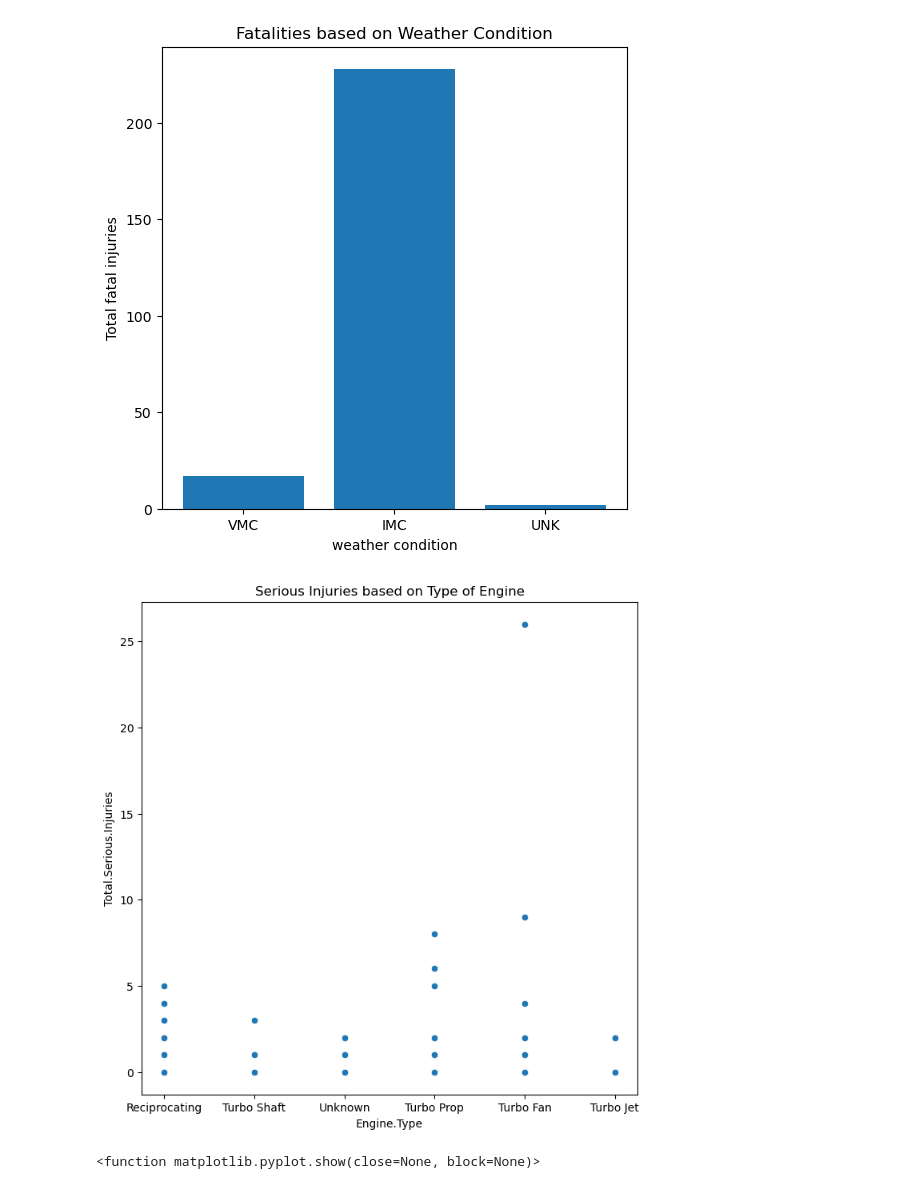
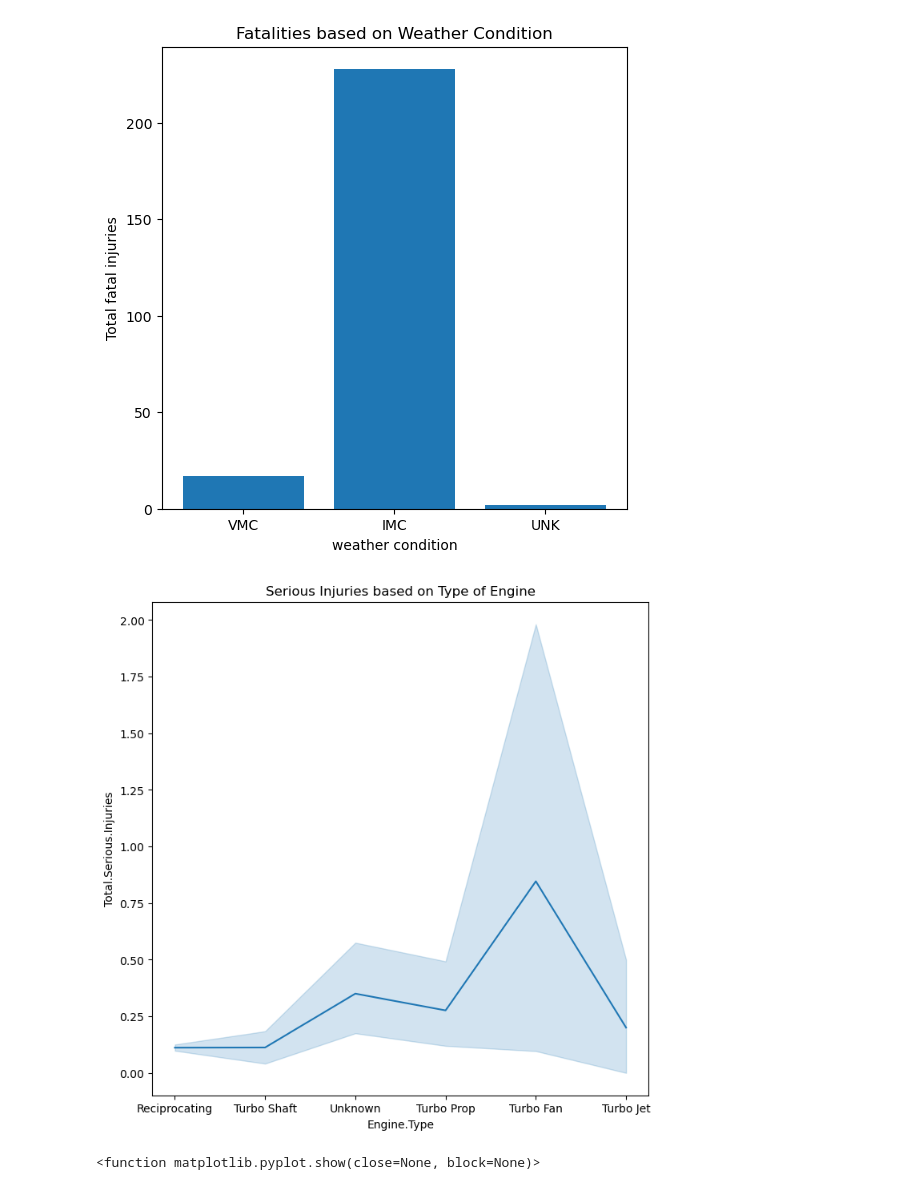
Before and after one commit to Jayrikers/dsc-phase-1-project-v3, a Jupyter notebook: student.ipynb, the cells around one changed output. Drawn from its saved outputs; the diff is of its cells as text; code cells hidden in the pictures.

```diff
--- a/student.ipynb
+++ b/student.ipynb
@@ -488,11 +488,12 @@ plt.show()
 # %%
 #Scatterplot showing serious injuries based on type of engine
 plt.figure(figsize = (8 ,8))
-sns.scatterplot(x = 'Engine.Type', y = 'Total.Serious.Injuries', data = df)
+sns.lineplot(x = 'Engine.Type', y = 'Total.Serious.Injuries', data = df)
 plt.title('Serious Injuries based on Type of Engine')
+plt.savefig('my_line_plot.png')
 plt.show()
 # %% [output]
-[figure, old version]
+[figure, new version]
 # %%
 plt.figure(figsize = (8, 8))
 sns.boxplot(y = 'Total.Fatal.Injuries',x = 'Weather.Condition', data = df[df['Total.Fatal.Injuries']>10])
```
Also changed, not shown: parts of 3 cells of this notebook, 6 other files.
